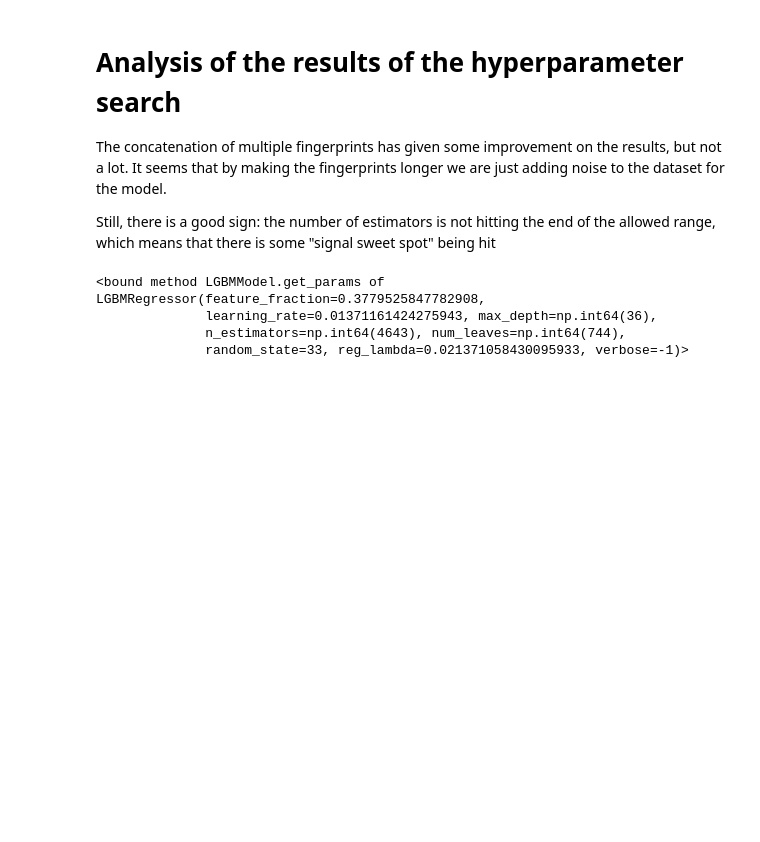
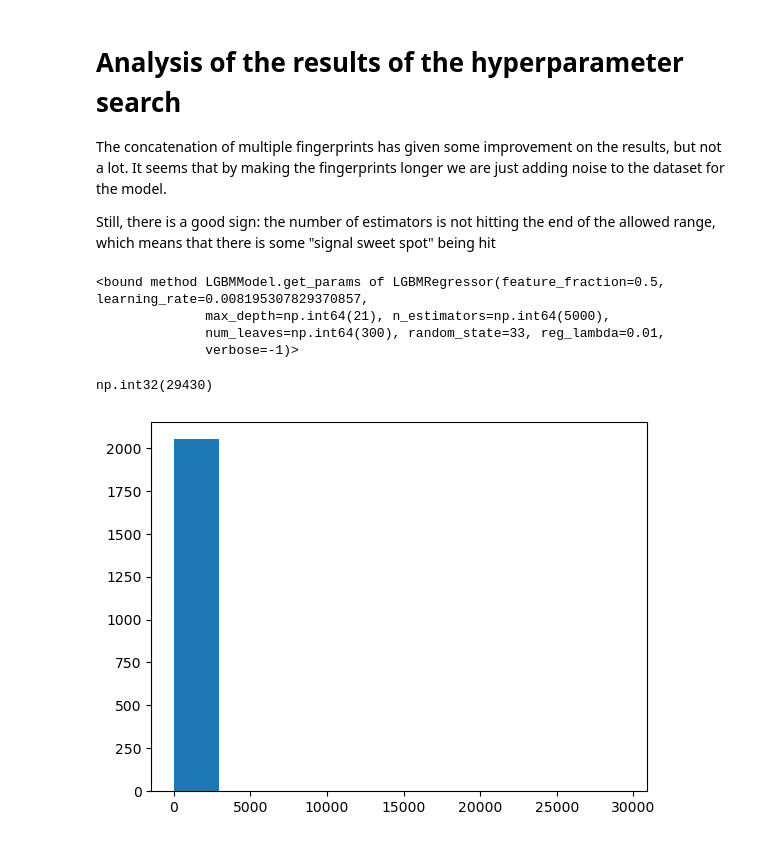
Before and after one commit to fuentediezjaime/pIC50_prediction_pipeline, a Jupyter notebook: notebooks/data_analysis.ipynb, the cells around one changed output. Saved outputs shown, nothing was run; the diff lists cells and outputs as text; code cells hidden in the pictures; blank space fills up the shorter version.

```diff
--- a/notebooks/data_analysis.ipynb
+++ b/notebooks/data_analysis.ipynb
@@ -54,11 +57,18 @@ if module_path not in sys.path:
     sys.path.append(module_path)
 
 from pIC50_predictor.model import pIC50Predictor, find_best_params, OptimizerCallback
-best_mixed_model = joblib.load('../models/run_009_mor_rdk_scalars_optimum_trained.joblib')
+best_mixed_model = joblib.load('../models/run_010_mor_rdk_scalars_optimum_trained.joblib')
 # %%
 best_mixed_model.model.get_params
 # %% [output]
-<bound method LGBMModel.get_params of LGBMRegressor(feature_fraction=0.3779525847782908,
-              learning_rate=0.01371161424275943, max_depth=np.int64(36),
-              n_estimators=np.int64(4643), num_leaves=np.int64(744),
-              random_state=33, reg_lambda=0.021371058430095933, verbose=-1)>
+<bound method LGBMModel.get_params of LGBMRegressor(feature_fraction=0.5, learning_rate=0.008195307829370857,
+              max_depth=np.int64(21), n_estimators=np.int64(5000),
+              num_leaves=np.int64(300), random_state=33, reg_lambda=0.01,
+              verbose=-1)>
+# %%
+importances = best_mixed_model.model.feature_importances_
+plt.hist(importances)
+max(importances)
+# %% [output]
+np.int32(29430)
+[figure, added]
```
Also changed, not shown: parts of 7 cells of this notebook, 5 other files.
